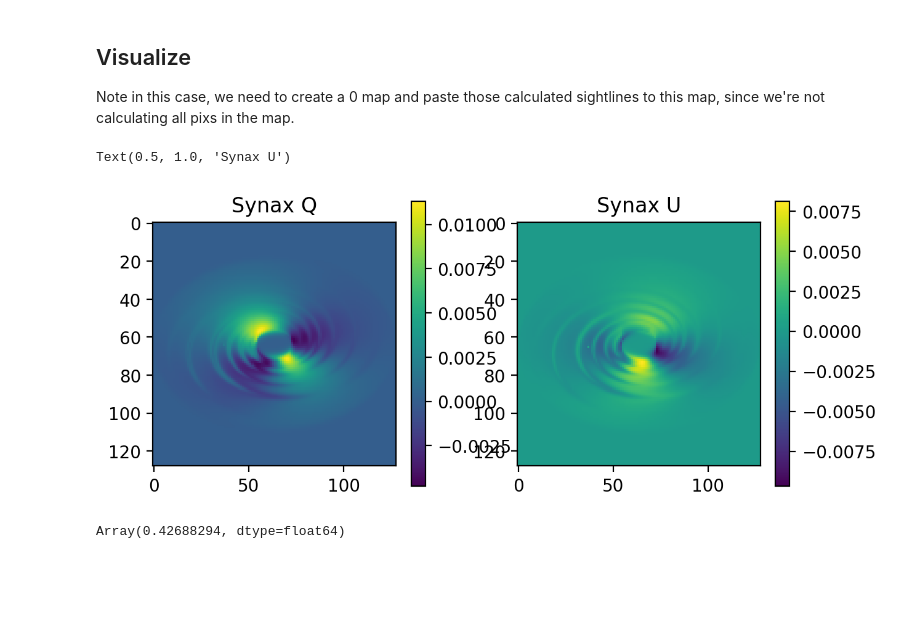
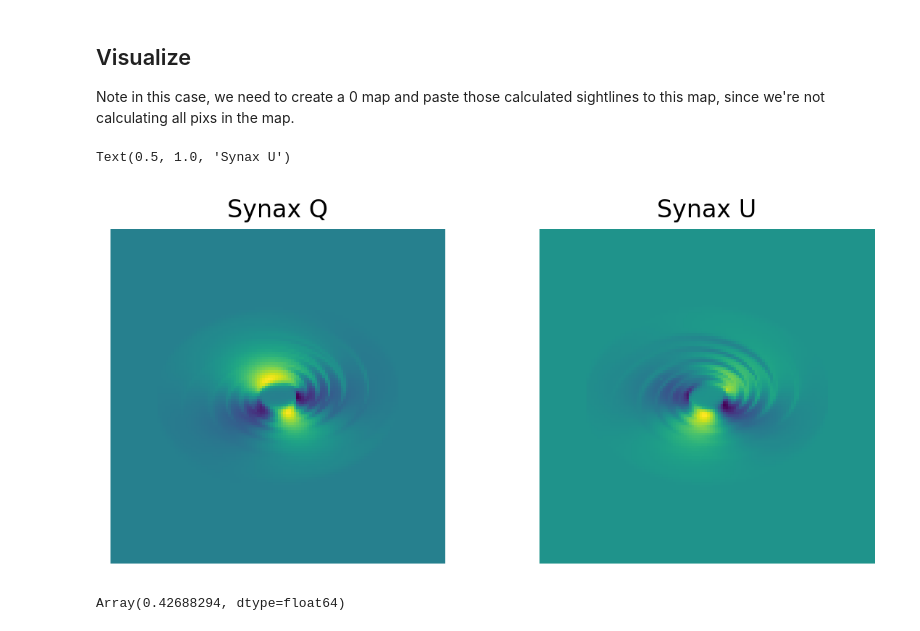
Before and after one commit to dkn16/Synax, a Jupyter notebook: examples/ExtraGalactic.ipynb, the cells around one changed output. Saved outputs shown, nothing was run; the diff lists cells and outputs as text; code cells hidden in the pictures; blank space fills up the shorter version.

```diff
--- a/examples/ExtraGalactic.ipynb
+++ b/examples/ExtraGalactic.ipynb
@@ -93,7 +97,7 @@ simer = synax.synax.Synax()
 freq = 2.4 # Ghz
 spectral_index = 3.
 # %%
-sync = simer.sim(freq,B_field,C_field,TE_field,originral_nhats,dls,spectral_index)
+sync = simer.sim(freq,B_field,C_field,TE_field,nhats,dls,spectral_index)
 # %% [markdown]
 ## Visualize
 
@@ -111,18 +115,20 @@ U_total = U_total.at[mask].set(Umap)
 # %%
 plt.figure(figsize = (7,3),dpi=200)
 
 plt.subplot(121)
 plt.imshow(Q_total.reshape((128,128)))
-plt.colorbar()
+#plt.colorbar()
+plt.axis('off')
 plt.title('Synax Q')
 
 plt.subplot(122)
 plt.imshow(U_total.reshape((128,128)))
-plt.colorbar()
+#plt.colorbar()
+plt.axis('off')
 plt.title('Synax U')
 # %% [output]
 Text(0.5, 1.0, 'Synax U')
-[figure, old version]
+[figure, new version]
 # %%
 resolution # physical resolution of the map
 # %% [output]
```
Also changed, not shown: parts of 4 cells of this notebook, 8 other files.
